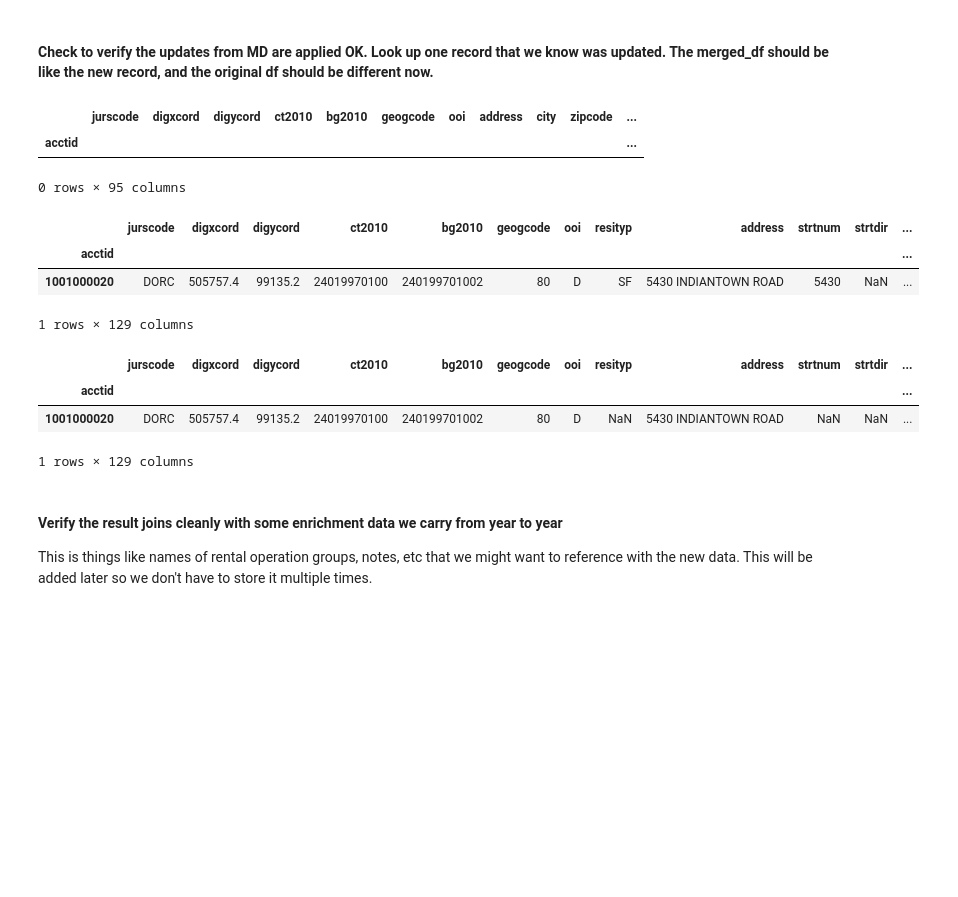
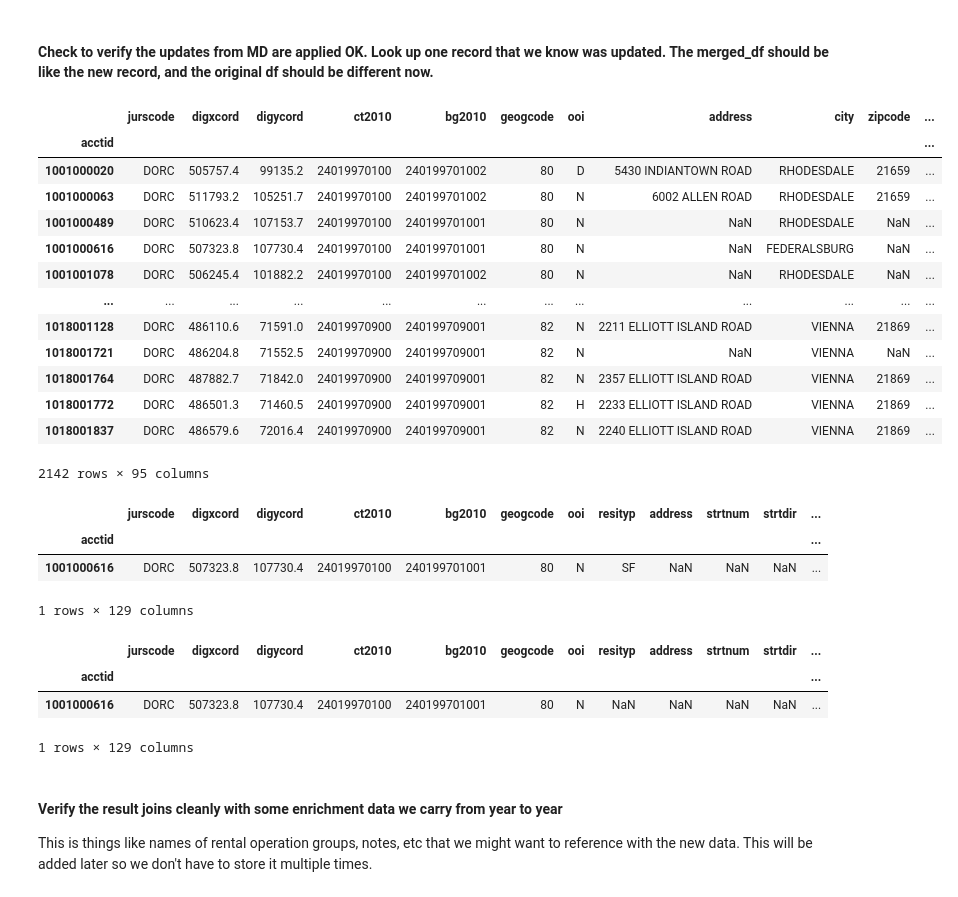
Before and after one commit to g1boss/can_ratings, a Jupyter notebook: src/python/notebooks/sdat_etl.ipynb, the cells around one changed output. Drawn from its saved outputs; the diff is of its cells as text; code cells hidden in the pictures; blank space fills up the shorter version.

```diff
--- a/src/python/notebooks/sdat_etl.ipynb
+++ b/src/python/notebooks/sdat_etl.ipynb
@@ -81,29 +82,40 @@ final: 23214
 # %% [markdown]
 #### Check to verify the updates from MD are applied OK.  Look up one record that we know was updated.  The merged_df should be like the new record, and the original df should be different now.
 # %%
-add_df = Dbf5('drive/My Drive/SDAT/Sale0521.dbf')
+add_df = Dbf5('drive/My Drive/SDAT/Sale0721.dbf')
 test_df = add_df.to_dataframe()
 test_df.columns = [col.lower() for col in test_df.columns]
 test_df = test_df.query('jurscode == "DORC"').set_index('acctid')
 
-test_df.query('acctid == "10007106653"')
+test_df#.query('acctid == "10007106653"')
 # %% [output]
 |  | jurscode | digxcord | digycord | ct2010 | bg2010 | geogcode | ooi | address | city | zipcode | ... |
 | acctid |  |  |  |  |  |  |  |  |  |  | ... |
+| 1001000020 | DORC | 505757.4 | 99135.2 | 24019970100 | 240199701002 | 80 | D | 5430 INDIANTOWN ROAD | RHODESDALE | 21659 | ... |
+| 1001000063 | DORC | 511793.2 | 105251.7 | 24019970100 | 240199701002 | 80 | N | 6002 ALLEN ROAD | RHODESDALE | 21659 | ... |
+| 1001000489 | DORC | 510623.4 | 107153.7 | 24019970100 | 240199701001 | 80 | N | NaN | RHODESDALE | NaN | ... |
+| 1001000616 | DORC | 507323.8 | 107730.4 | 24019970100 | 240199701001 | 80 | N | NaN | FEDERALSBURG | NaN | ... |
+| 1001001078 | DORC | 506245.4 | 101882.2 | 24019970100 | 240199701002 | 80 | N | NaN | RHODESDALE | NaN | ... |
+| ... | ... | ... | ... | ... | ... | ... | ... | ... | ... | ... | ... |
+| 1018001128 | DORC | 486110.6 | 71591.0 | 24019970900 | 240199709001 | 82 | N | 2211 ELLIOTT ISLAND ROAD | VIENNA | 21869 | ... |
+| 1018001721 | DORC | 486204.8 | 71552.5 | 24019970900 | 240199709001 | 82 | N | NaN | VIENNA | NaN | ... |
+| 1018001764 | DORC | 487882.7 | 71842.0 | 24019970900 | 240199709001 | 82 | N | 2357 ELLIOTT ISLAND ROAD | VIENNA | 21869 | ... |
+| 1018001772 | DORC | 486501.3 | 71460.5 | 24019970900 | 240199709001 | 82 | H | 2233 ELLIOTT ISLAND ROAD | VIENNA | 21869 | ... |
+| 1018001837 | DORC | 486579.6 | 72016.4 | 24019970900 | 240199709001 | 82 | N | 2240 ELLIOTT ISLAND ROAD | VIENNA | 21869 | ... |
-0 rows × 95 columns
+2142 rows × 95 columns
 # %%
-df.query('acctid == "1001000020"')
+df.query('acctid == "1001000616"')
 # %% [output]
 |  | jurscode | digxcord | digycord | ct2010 | bg2010 | geogcode | ooi | resityp | address | strtnum | strtdir | ... |
 | acctid |  |  |  |  |  |  |  |  |  |  |  | ... |
-| 1001000020 | DORC | 505757.4 | 99135.2 | 24019970100 | 240199701002 | 80 | D | SF | 5430 INDIANTOWN ROAD | 5430 | NaN | ... |
+| 1001000616 | DORC | 507323.8 | 107730.4 | 24019970100 | 240199701001 | 80 | N | SF | NaN | NaN | NaN | ... |
 1 rows × 129 columns
 # %%
-merged_df.query('acctid == "1001000020"')
+merged_df.query('acctid == "1001000616"')
 # %% [output]
 |  | jurscode | digxcord | digycord | ct2010 | bg2010 | geogcode | ooi | resityp | address | strtnum | strtdir | ... |
 | acctid |  |  |  |  |  |  |  |  |  |  |  | ... |
-| 1001000020 | DORC | 505757.4 | 99135.2 | 24019970100 | 240199701002 | 80 | D | NaN | 5430 INDIANTOWN ROAD | NaN | NaN | ... |
+| 1001000616 | DORC | 507323.8 | 107730.4 | 24019970100 | 240199701001 | 80 | N | NaN | NaN | NaN | NaN | ... |
 1 rows × 129 columns
 # %% [markdown]
 #### Verify the result joins cleanly with some enrichment data we carry from year to year
```
Also changed, not shown: parts of 8 cells of this notebook, 2 other files.
